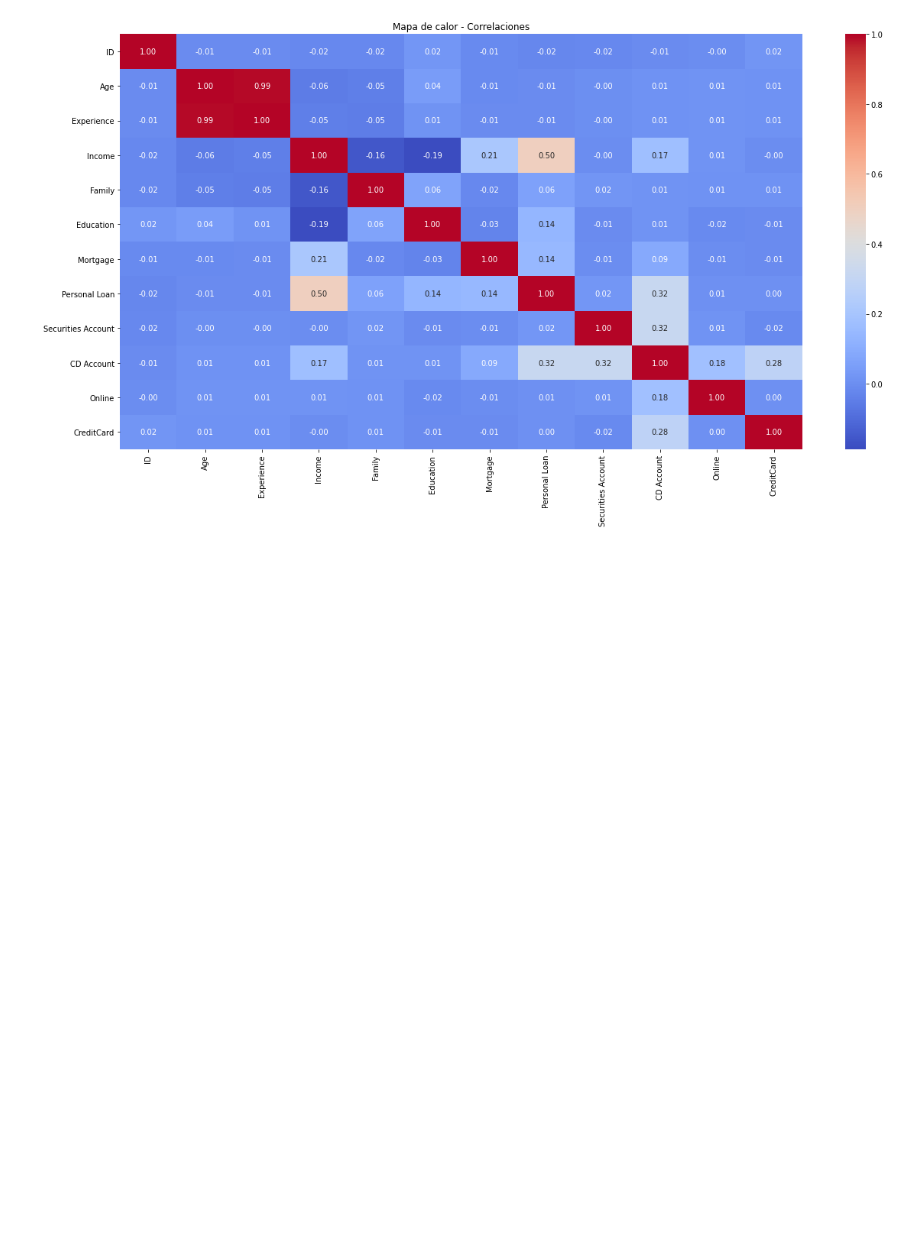
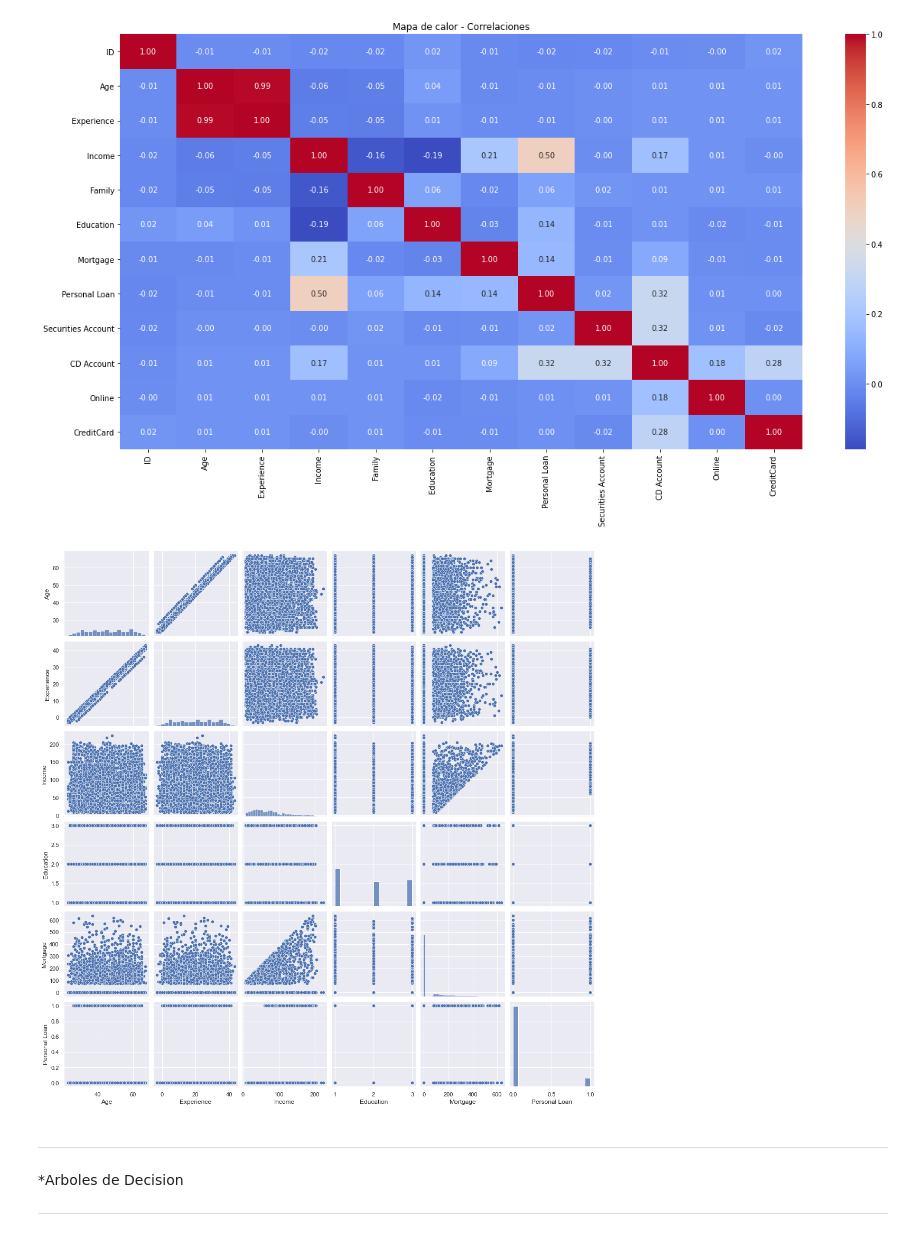
Before and after one commit to NestorDiazDataSC/Analisis_de_Datos, a Jupyter notebook: Bank_Personal_Loan/Bank_Personal_Loan.ipynb, the cells around one changed output. Drawn from its saved outputs; the diff is of its cells as text; code cells hidden in the pictures; blank space fills up the shorter version.

```diff
--- a/Bank_Personal_Loan/Bank_Personal_Loan.ipynb
+++ b/Bank_Personal_Loan/Bank_Personal_Loan.ipynb
@@ -123,3 +123,17 @@ plt.title('Mapa de calor - Correlaciones')
 plt.show()
 # %% [output]
 [figure]
+# %%
+sns.set() # Le decimos a Seaborn que grafique con la configuracion de defecto.
+# %%
+cols = ["Age", "Experience", "Income", "Education", "Mortgage", "Personal Loan"]
+
+sns.pairplot(df[cols], height=2.5)
+plt.show()
+# %% [output]
+[figure, added]
+# %% [markdown]
+---
+*Arboles de Decision
+
+---
```
Also changed, not shown: parts of 3 cells of this notebook.
